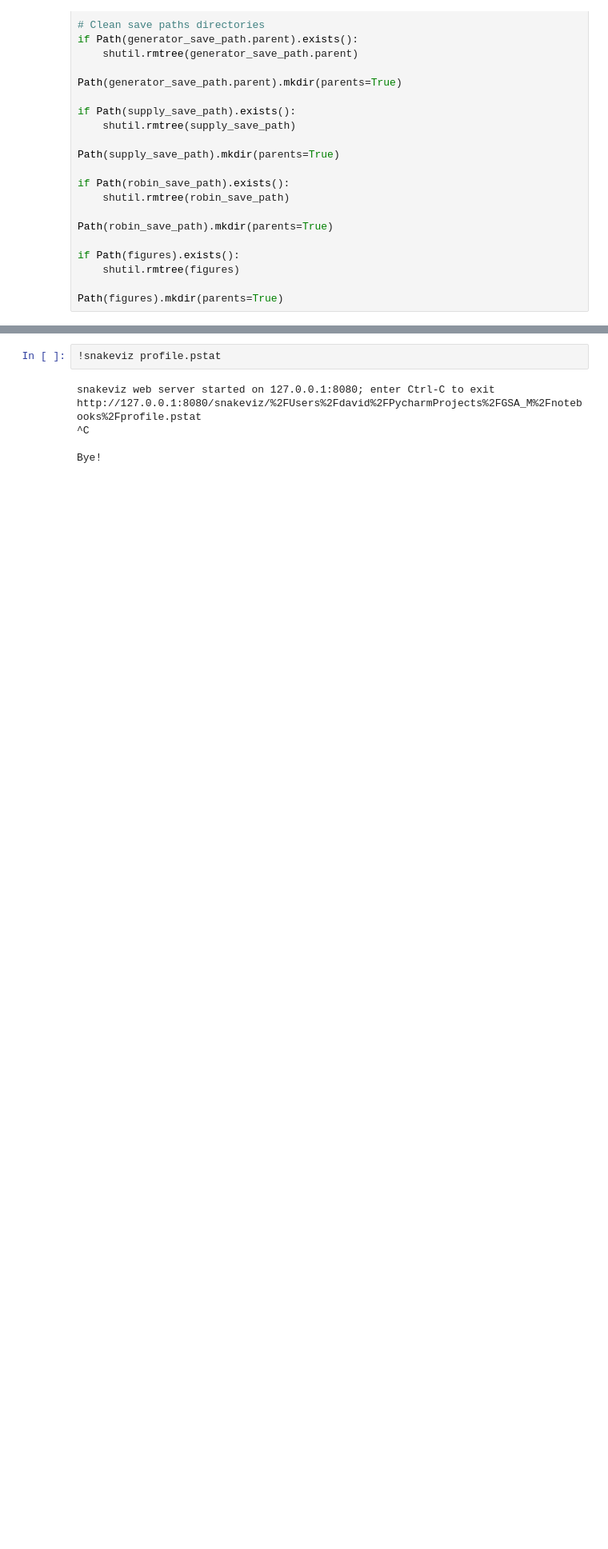
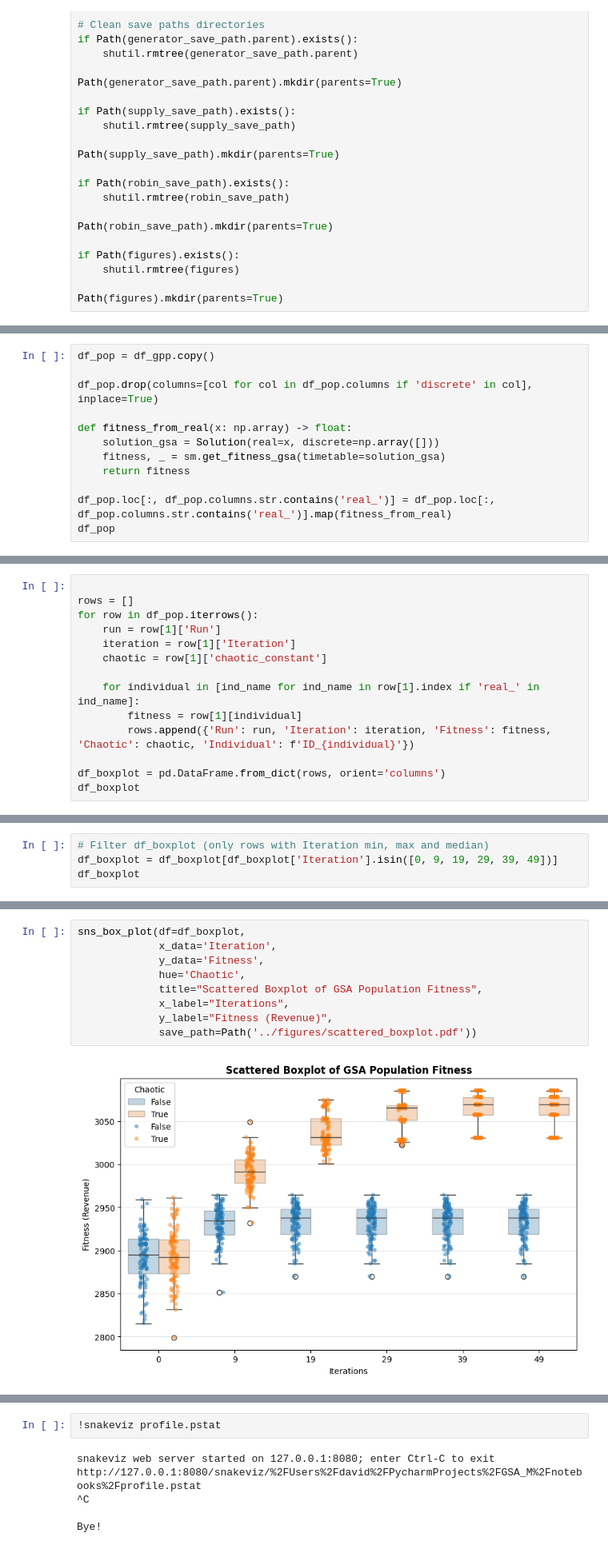
Before and after one commit to DavidMunozValero/GSA_M, a Jupyter notebook: notebooks/12.1-robin_generator_revenue.ipynb, the cells around one changed output, grey strips where cells are left out. Shown at 80% size. Cells and saved outputs as stored; diff of their text form; blank space fills up the shorter version.

```diff
--- a/notebooks/12.1-robin_generator_revenue.ipynb
+++ b/notebooks/12.1-robin_generator_revenue.ipynb
@@ -143,0 +218,12 @@ pr.dump_stats('profile.pstat')
+# %%
+df_pop = df_gpp.copy()
+
+df_pop.drop(columns=[col for col in df_pop.columns if 'discrete' in col], inplace=True)
+
+def fitness_from_real(x: np.array) -> float:
+    solution_gsa = Solution(real=x, discrete=np.array([]))
+    fitness, _ = sm.get_fitness_gsa(timetable=solution_gsa)
+    return fitness
+
+df_pop.loc[:, df_pop.columns.str.contains('real_')] = df_pop.loc[:, df_pop.columns.str.contains('real_')].map(fitness_from_real)
+df_pop
@@ -143,0 +244,14 @@ pr.dump_stats('profile.pstat')
+# %%
+
+rows = []
+for row in df_pop.iterrows():
+    run = row[1]['Run']
+    iteration = row[1]['Iteration']
+    chaotic = row[1]['chaotic_constant']
+
+    for individual in [ind_name for ind_name in row[1].index if 'real_' in ind_name]:
+        fitness = row[1][individual]
+        rows.append({'Run': run, 'Iteration': iteration, 'Fitness': fitness, 'Chaotic': chaotic, 'Individual': f'ID_{individual}'})
+
+df_boxplot = pd.DataFrame.from_dict(rows, orient='columns')
+df_boxplot
@@ -143,0 +272,4 @@ pr.dump_stats('profile.pstat')
+# %%
+# Filter df_boxplot (only rows with Iteration min, max and median)
+df_boxplot = df_boxplot[df_boxplot['Iteration'].isin([0, 9, 19, 29, 39, 49])]
+df_boxplot
@@ -144 +290,12 @@ pr.dump_stats('profile.pstat')
+# %%
+sns_box_plot(df=df_boxplot,
+             x_data='Iteration',
+             y_data='Fitness',
+             hue='Chaotic',
+             title="Scattered Boxplot of GSA Population Fitness",
+             x_label="Iterations",
+             y_label="Fitness (Revenue)",
+             save_path=Path('../figures/scattered_boxplot.pdf'))
+# %% [output]
+[figure, added]
 # %%
```
Also changed, not shown: parts of 17 cells of this notebook.
